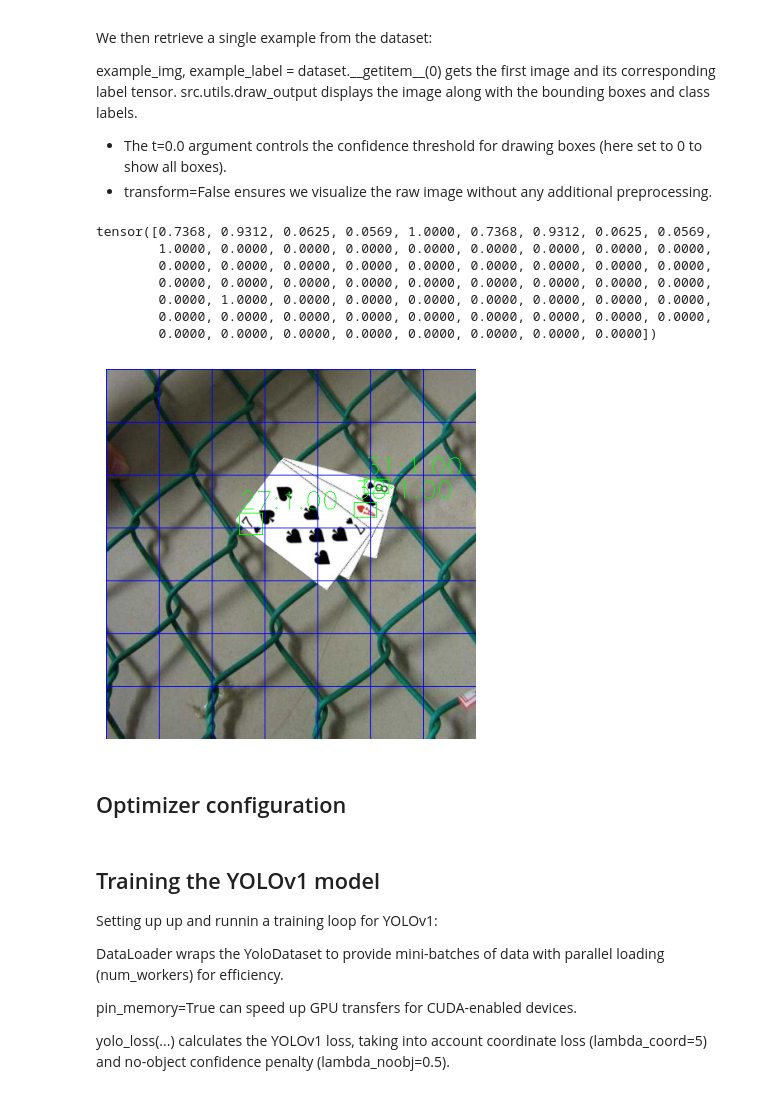
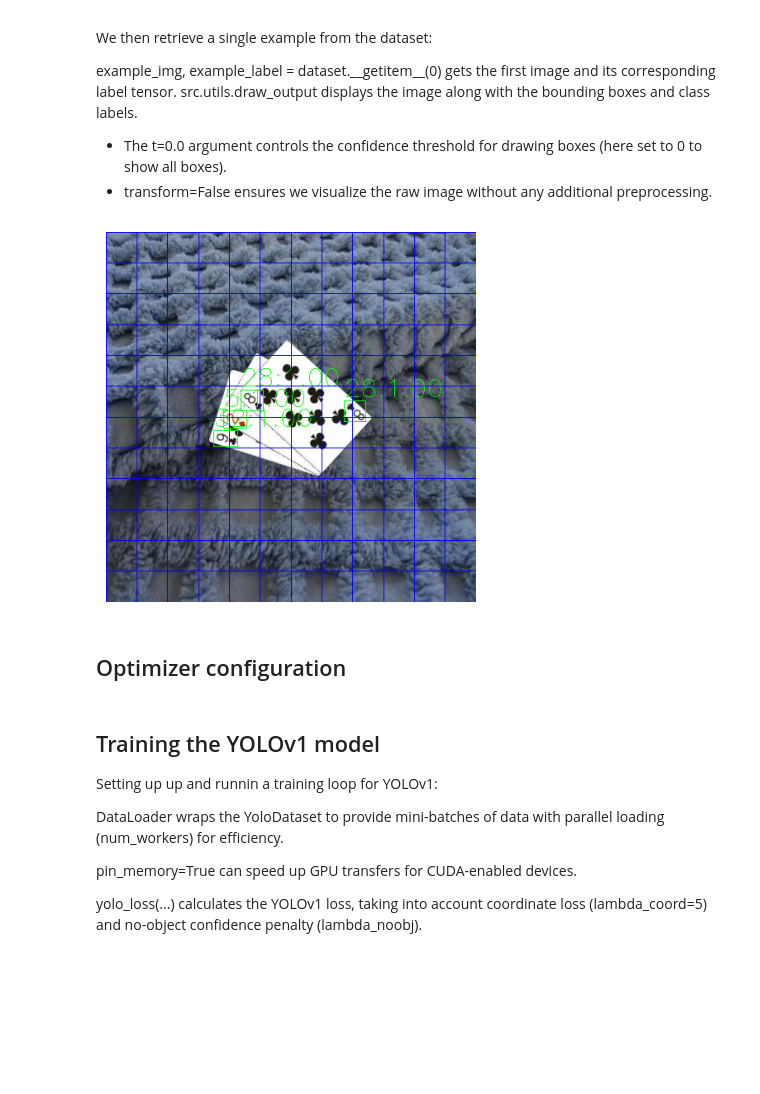
Before and after one commit to LucasAurouet/yolov1-from-scratch, a Jupyter notebook: notebooks/yolov1-from-scratch.ipynb, the cells around one changed output. Saved outputs shown, nothing was run; the diff lists cells and outputs as text; code cells hidden in the pictures; blank space fills up the shorter version.

Commit message:
changed hyperparameter values (S and lambda_noobj)

```diff
--- a/notebooks/yolov1-from-scratch.ipynb
+++ b/notebooks/yolov1-from-scratch.ipynb
@@ -49,7 +49,7 @@ Main hyperparameters for the YOLOv1 model:
 - C: the number of classes in the dataset (52).
 # %%
 config = {
-    'S': 7,
+    'S': 12,
     'B': 2,
     'C': 52,
 }
@@ -81,22 +81,14 @@ src.utils.draw_output displays the image along with the bounding boxes and class
 - The t=0.0 argument controls the confidence threshold for drawing boxes (here set to 0 to show all boxes).
 - transform=False ensures we visualize the raw image without any additional preprocessing.
 # %%
-data_dir = r'/kaggle/input/playing-cards-darknet/test'
+data_dir = r'/kaggle/input/playing-cards-darknet/train'
 
 dataset = YoloDataset(data_dir, config)
 
 example_img, example_label = dataset.__getitem__(0)
-print(example_label[2,2,...])
 src.utils.draw_output(example_img, example_label, t=0.0, config=config, transform=False)
 # %% [output]
-tensor([0.7368, 0.9312, 0.0625, 0.0569, 1.0000, 0.7368, 0.9312, 0.0625, 0.0569,
-        1.0000, 0.0000, 0.0000, 0.0000, 0.0000, 0.0000, 0.0000, 0.0000, 0.0000,
-        0.0000, 0.0000, 0.0000, 0.0000, 0.0000, 0.0000, 0.0000, 0.0000, 0.0000,
-        0.0000, 0.0000, 0.0000, 0.0000, 0.0000, 0.0000, 0.0000, 0.0000, 0.0000,
-        0.0000, 1.0000, 0.0000, 0.0000, 0.0000, 0.0000, 0.0000, 0.0000, 0.0000,
-        0.0000, 0.0000, 0.0000, 0.0000, 0.0000, 0.0000, 0.0000, 0.0000, 0.0000,
-        0.0000, 0.0000, 0.0000, 0.0000, 0.0000, 0.0000, 0.0000, 0.0000])
-[figure, old version]
+[figure, new version]
 # %% [markdown]
 ## Optimizer configuration
 # %%
@@ -114,5 +106,5 @@ DataLoader wraps the YoloDataset to provide mini-batches of data with parallel l
 
 pin_memory=True can speed up GPU transfers for CUDA-enabled devices.
 
-yolo_loss(...) calculates the YOLOv1 loss, taking into account coordinate loss (lambda_coord=5) and no-object confidence penalty (lambda_noobj=0.5).
+yolo_loss(...) calculates the YOLOv1 loss, taking into account coordinate loss (lambda_coord=5) and no-object confidence penalty (lambda_noobj).
 # %%
```
Also changed, not shown: parts of 5 cells of this notebook.
